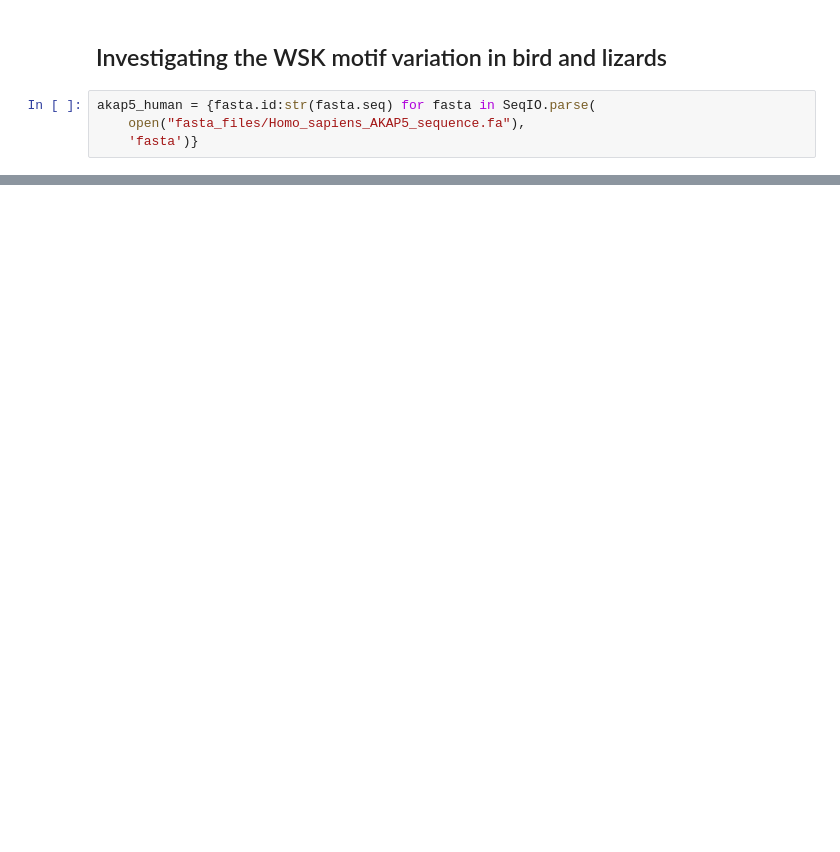
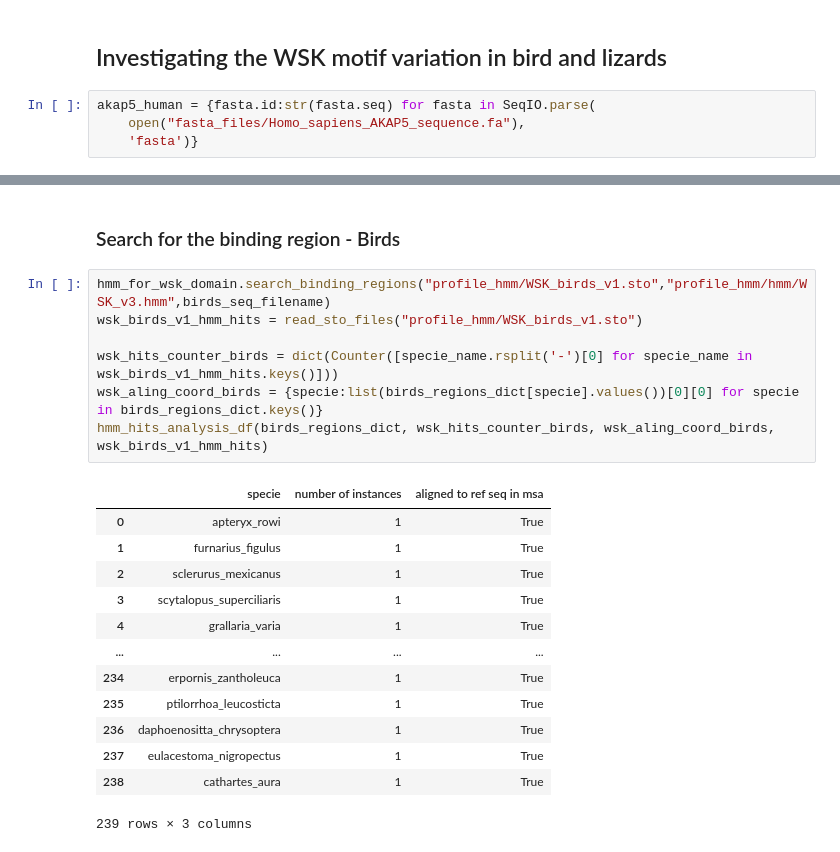
Before and after one commit to msarrias/akaps-evolutionary-study, a Jupyter notebook: akap5_WSK_domain_analysis.ipynb, the cells around one changed output, grey strips where cells are left out. Cells and saved outputs as stored; diff of their text form; blank space fills up the shorter version.

```diff
--- a/akap5_WSK_domain_analysis.ipynb
+++ b/akap5_WSK_domain_analysis.ipynb
@@ -242,0 +262,23 @@ anolis_car GGAWLAFKRLVTSRRRSKSVLKKQQQSGGSRV
+# %% [markdown]
+### Search for the binding region - Birds
+# %%
+hmm_for_wsk_domain.search_binding_regions("profile_hmm/WSK_birds_v1.sto","profile_hmm/hmm/WSK_v3.hmm",birds_seq_filename)
+wsk_birds_v1_hmm_hits = read_sto_files("profile_hmm/WSK_birds_v1.sto")
+
+wsk_hits_counter_birds = dict(Counter([specie_name.rsplit('-')[0] for specie_name in wsk_birds_v1_hmm_hits.keys()]))
+wsk_aling_coord_birds = {specie:list(birds_regions_dict[specie].values())[0][0] for specie in birds_regions_dict.keys()}
+hmm_hits_analysis_df(birds_regions_dict, wsk_hits_counter_birds, wsk_aling_coord_birds, wsk_birds_v1_hmm_hits)
+# %% [output]
+|  | specie | number of instances | aligned to ref seq in msa |
+| 0 | apteryx_rowi | 1 | True |
+| 1 | furnarius_figulus | 1 | True |
+| 2 | sclerurus_mexicanus | 1 | True |
+| 3 | scytalopus_superciliaris | 1 | True |
+| 4 | grallaria_varia | 1 | True |
+| ... | ... | ... | ... |
+| 234 | erpornis_zantholeuca | 1 | True |
+| 235 | ptilorrhoa_leucosticta | 1 | True |
+| 236 | daphoenositta_chrysoptera | 1 | True |
+| 237 | eulacestoma_nigropectus | 1 | True |
+| 238 | cathartes_aura | 1 | True |
+239 rows × 3 columns
```
Also changed, not shown: parts of 33 cells of this notebook.
